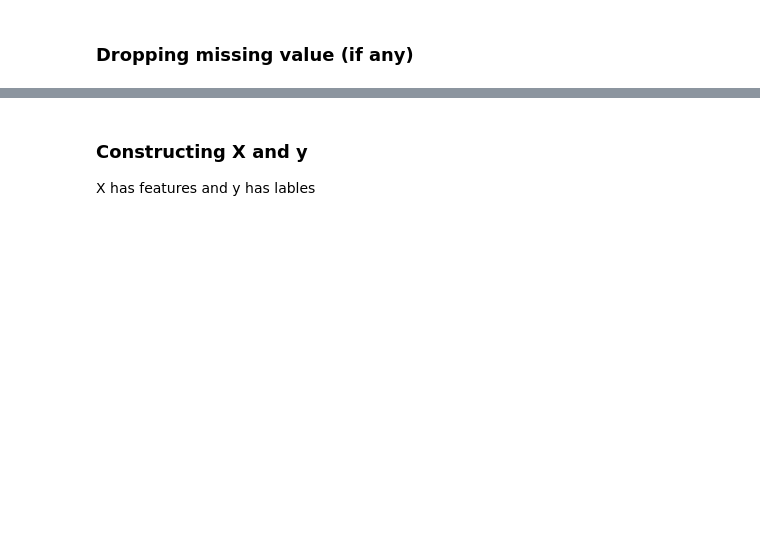
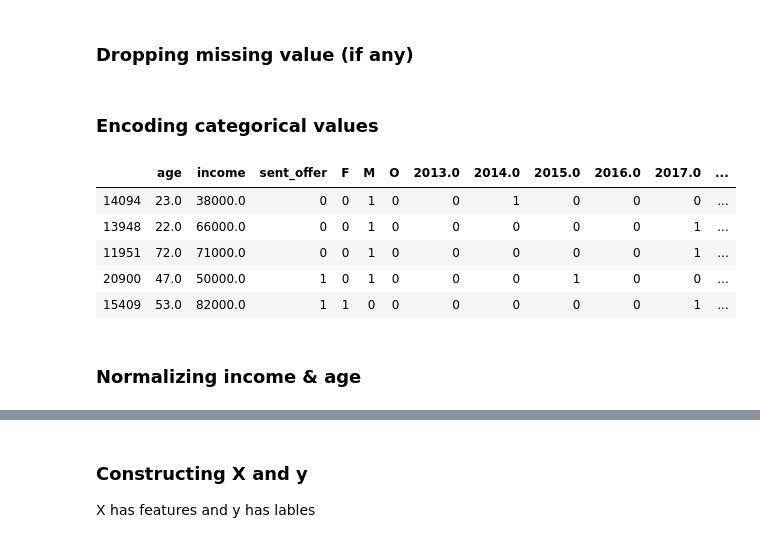
Before and after one commit to asmaHelmy/Starbucks-Challenge, a Jupyter notebook: StarbucksChallenge.ipynb, the cells around one changed output, grey strips where cells are left out. Drawn from its saved outputs; the diff is of its cells as text; code cells hidden in the pictures; blank space fills up the shorter version.

```diff
--- a/StarbucksChallenge.ipynb
+++ b/StarbucksChallenge.ipynb
@@ -963,3 +954,17 @@ Data.head(10)
 ### Dropping missing value (if any)
 # %%
 Data.dropna(inplace=True)
+# %% [markdown]
+### Encoding categorical values
+# %%
+Data = pd.get_dummies(Data, columns=['gender', 'year_joined', 'age_group'], prefix='', prefix_sep='')
+Data.head()
+# %% [output]
+|  | age | income | sent_offer | F | M | O | 2013.0 | 2014.0 | 2015.0 | 2016.0 | 2017.0 | ... |
+| 14094 | 23.0 | 38000.0 | 0 | 0 | 1 | 0 | 0 | 1 | 0 | 0 | 0 | ... |
+| 13948 | 22.0 | 66000.0 | 0 | 0 | 1 | 0 | 0 | 0 | 0 | 0 | 1 | ... |
+| 11951 | 72.0 | 71000.0 | 0 | 0 | 1 | 0 | 0 | 0 | 0 | 0 | 1 | ... |
+| 20900 | 47.0 | 50000.0 | 1 | 0 | 1 | 0 | 0 | 0 | 1 | 0 | 0 | ... |
+| 15409 | 53.0 | 82000.0 | 1 | 1 | 0 | 0 | 0 | 0 | 0 | 0 | 1 | ... |
+# %% [markdown]
+### Normalizing income & age
```
Also changed, not shown: parts of 44 cells of this notebook.
